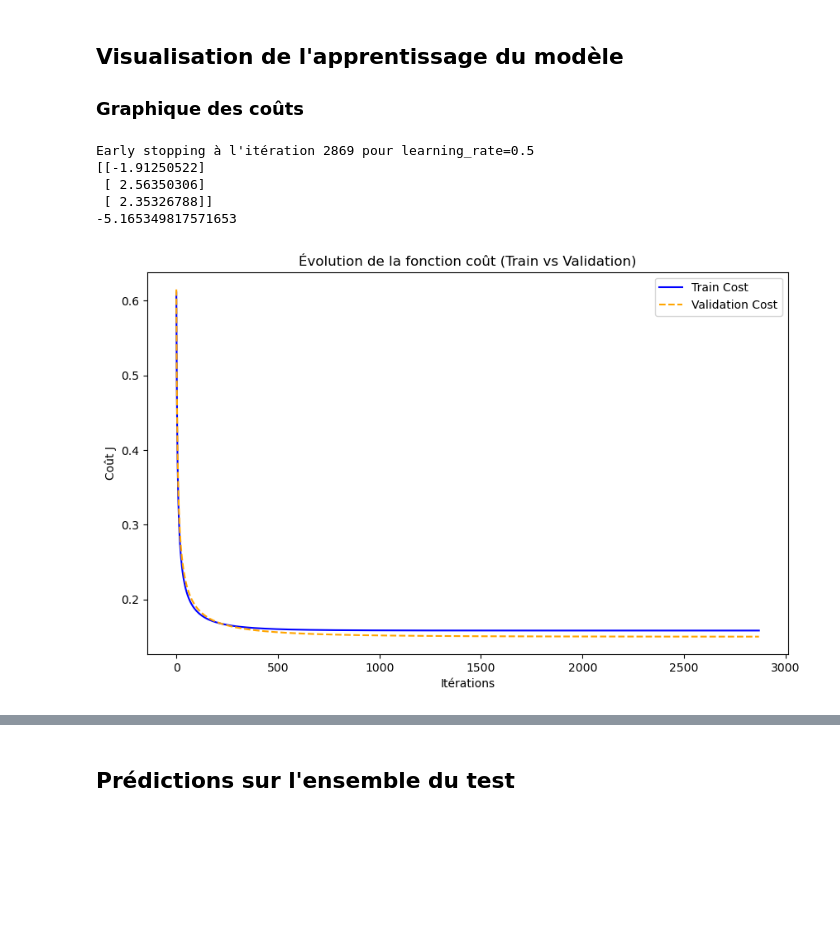
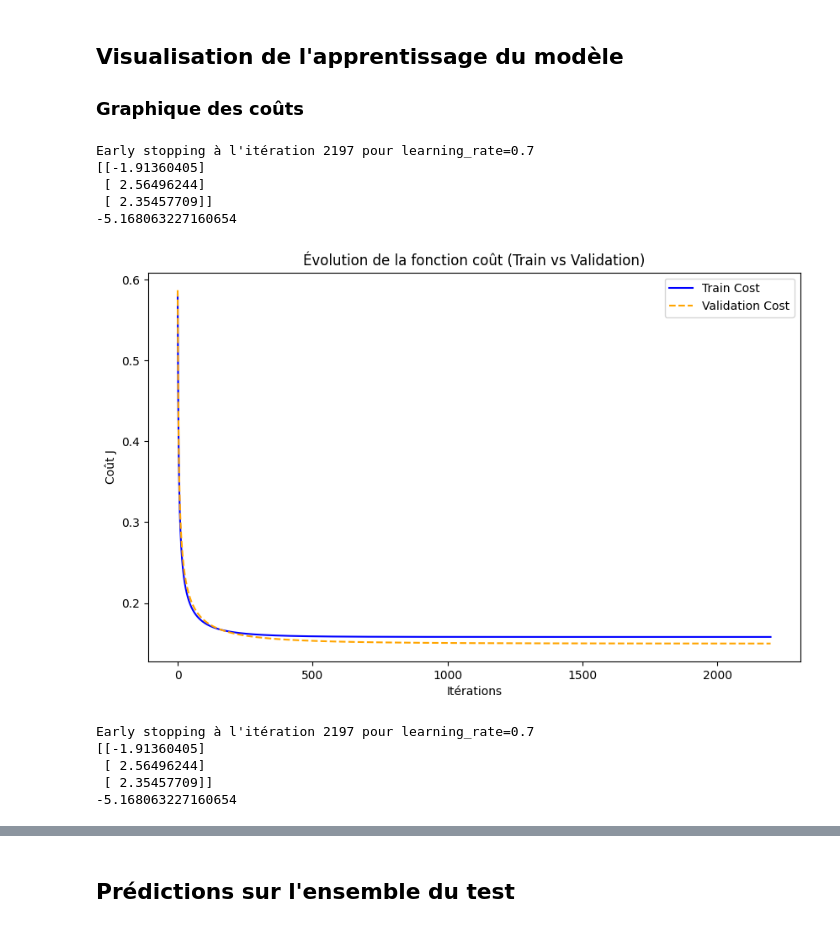
Before and after one commit to kenzalittlegenius/Projet_regression_logistique, a Jupyter notebook: regression_logistique.ipynb, the cells around one changed output, grey strips where cells are left out. Drawn from its saved outputs; the diff is of its cells as text; code cells hidden in the pictures; blank space fills up the shorter version.

Commit message:
Update regression_logistique.ipynb output

```diff
--- a/regression_logistique.ipynb
+++ b/regression_logistique.ipynb
@@ -435,32 +441,49 @@ Early stopping à l'itération 2869 pour learning_rate=0.5
 # %%
 
 
 w,b,train_costs,val_costs = train_logistic_regression(
     X_train,
     Y_train,
     X_val,
     Y_val,
-    learning_rate=0.5,
-    n_iterations=5000
+    learning_rate=0.7,
+    n_iterations=10000
 )
 print(w)
 print(b)
 # Affichage du graphique comparatif (Source [5, 6])
 plt.figure(figsize=(10, 6))
 plt.plot(train_costs, label="Train Cost", color='blue')
 plt.plot(val_costs, label="Validation Cost", color='orange', linestyle='--')
 plt.title("Évolution de la fonction coût (Train vs Validation)")
 plt.xlabel("Itérations")
 plt.ylabel("Coût J")
 plt.legend()
 plt.show()
 # %% [output]
-Early stopping à l'itération 2869 pour learning_rate=0.5
-[[-1.91250522]
- [ 2.56350306]
- [ 2.35326788]]
--5.165349817571653
+Early stopping à l'itération 2197 pour learning_rate=0.7
+[[-1.91360405]
+ [ 2.56496244]
+ [ 2.35457709]]
+-5.168063227160654
-[figure, old version]
+[figure, new version]
+# %%
+w,b,train_costs,val_costs = train_logistic_regression(
+    X_train,
+    Y_train,
+    X_val,
+    Y_val,
+    learning_rate=0.7,
+    n_iterations=10000
+)
+print(w)
+print(b)
+# %% [output]
+Early stopping à l'itération 2197 pour learning_rate=0.7
+[[-1.91360405]
+ [ 2.56496244]
+ [ 2.35457709]]
+-5.168063227160654
 # %%
 plt.plot(train_costs[::10])
 # %% [output]
```
Also changed, not shown: parts of 23 cells of this notebook.
